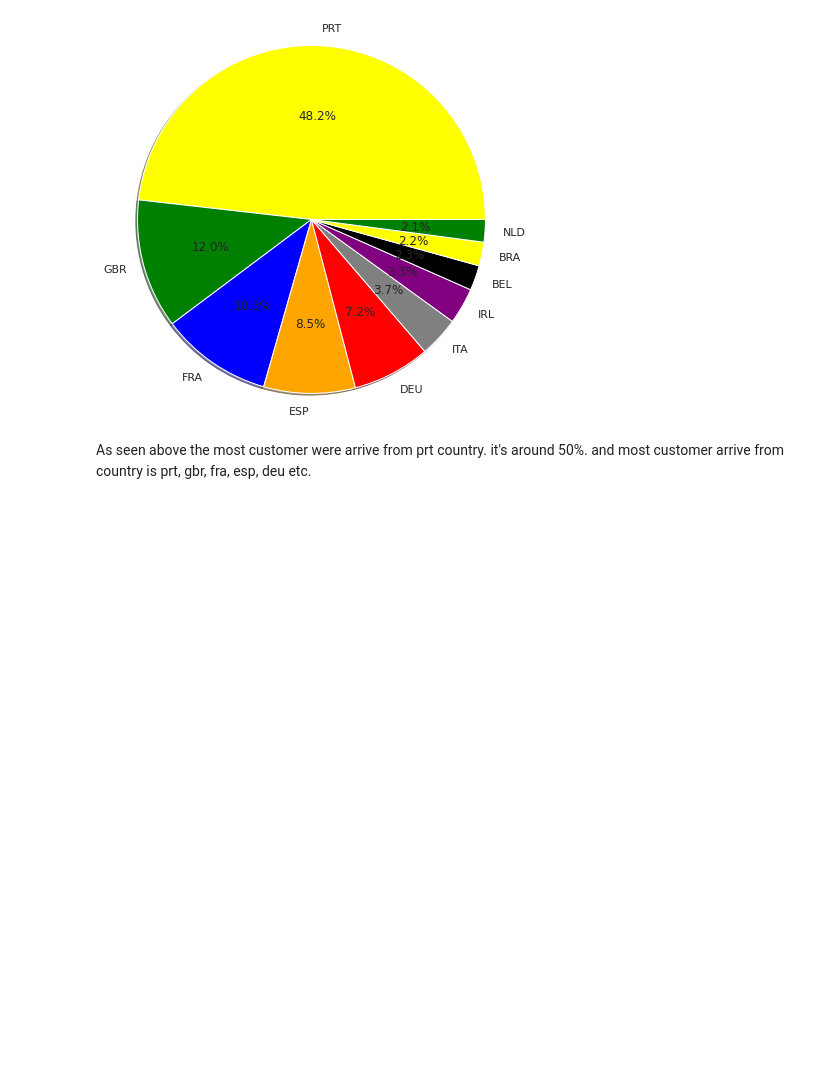
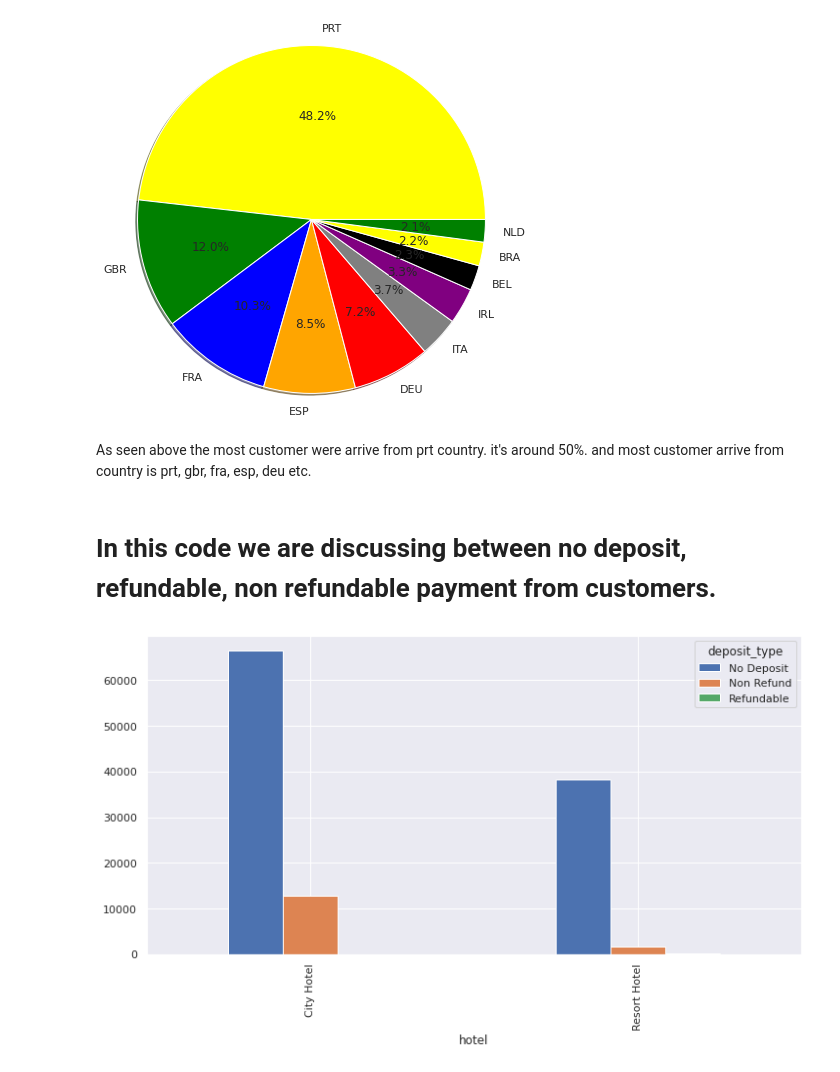
Before and after one commit to atif2786/Hotel-Booking-Analysis-, a Jupyter notebook: Hotel_Booking_Analysis_Capstone_Project.ipynb, the cells around one changed output. Cells and saved outputs as stored; diff of their text form; code cells hidden in the pictures; blank space fills up the shorter version.

Commit message:
fifth commit hotel booking

```diff
--- a/Hotel_Booking_Analysis_Capstone_Project.ipynb
+++ b/Hotel_Booking_Analysis_Capstone_Project.ipynb
@@ -474,3 +474,14 @@ country.head(10).plot.pie(autopct='%1.1f%%',shadow=True,radius=2,colors=['yellow
 # %% [markdown]
 As seen above the most customer were arrive from prt country. it's around 50%.
 and most customer arrive from country is prt, gbr, fra, esp, deu etc.
+# %% [markdown]
+# In this code we are discussing between no deposit, refundable, non refundable payment from customers.
+# %%
+# Show the customer pay the payment of hotel by deposit.
+# The graph show that corelation between deposit type.
+
+payment = df_hotel.groupby(['hotel','deposit_type']).size().unstack()
+
+payment = payment.plot(kind='bar',figsize=(12,6))
+# %% [output]
+[figure, added]
```
Also changed, not shown: parts of 10 cells of this notebook.
